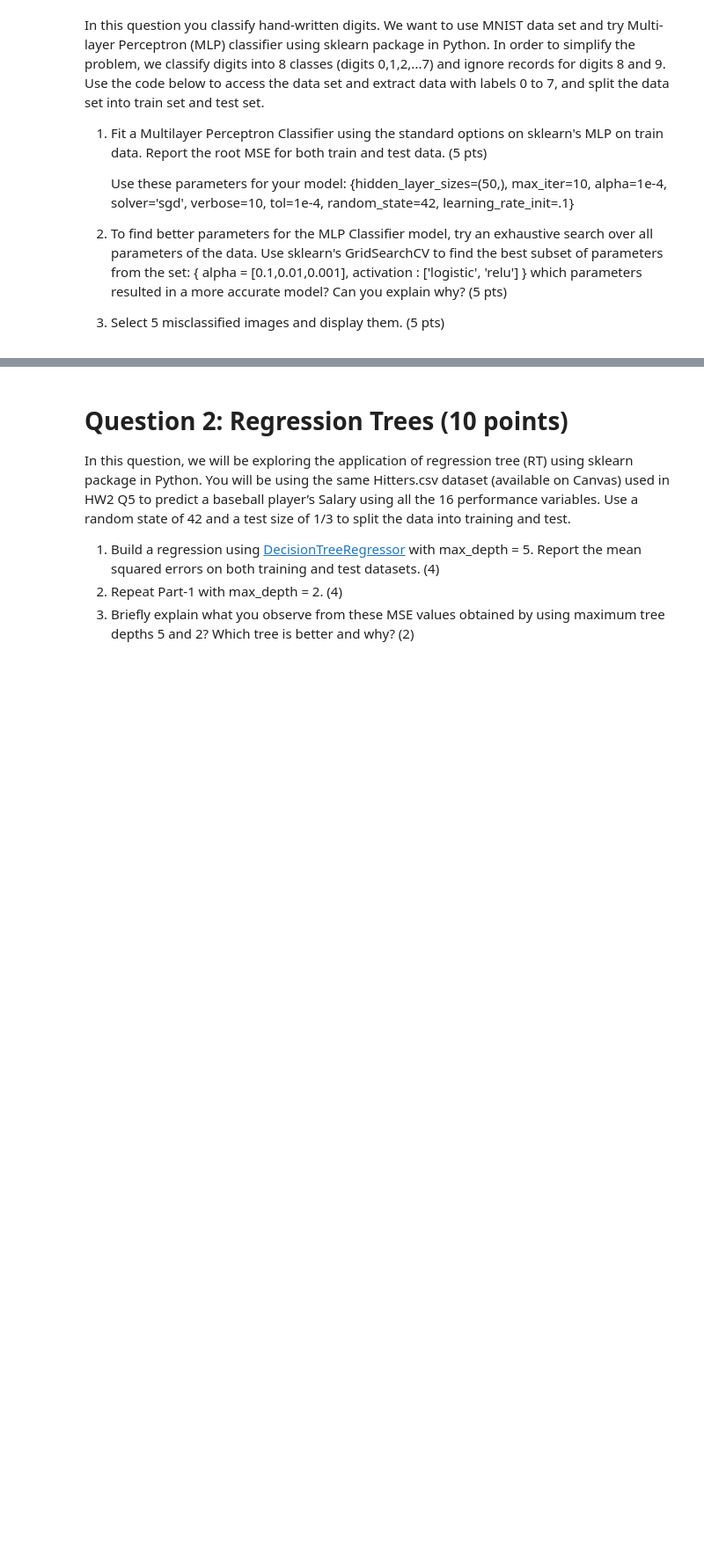
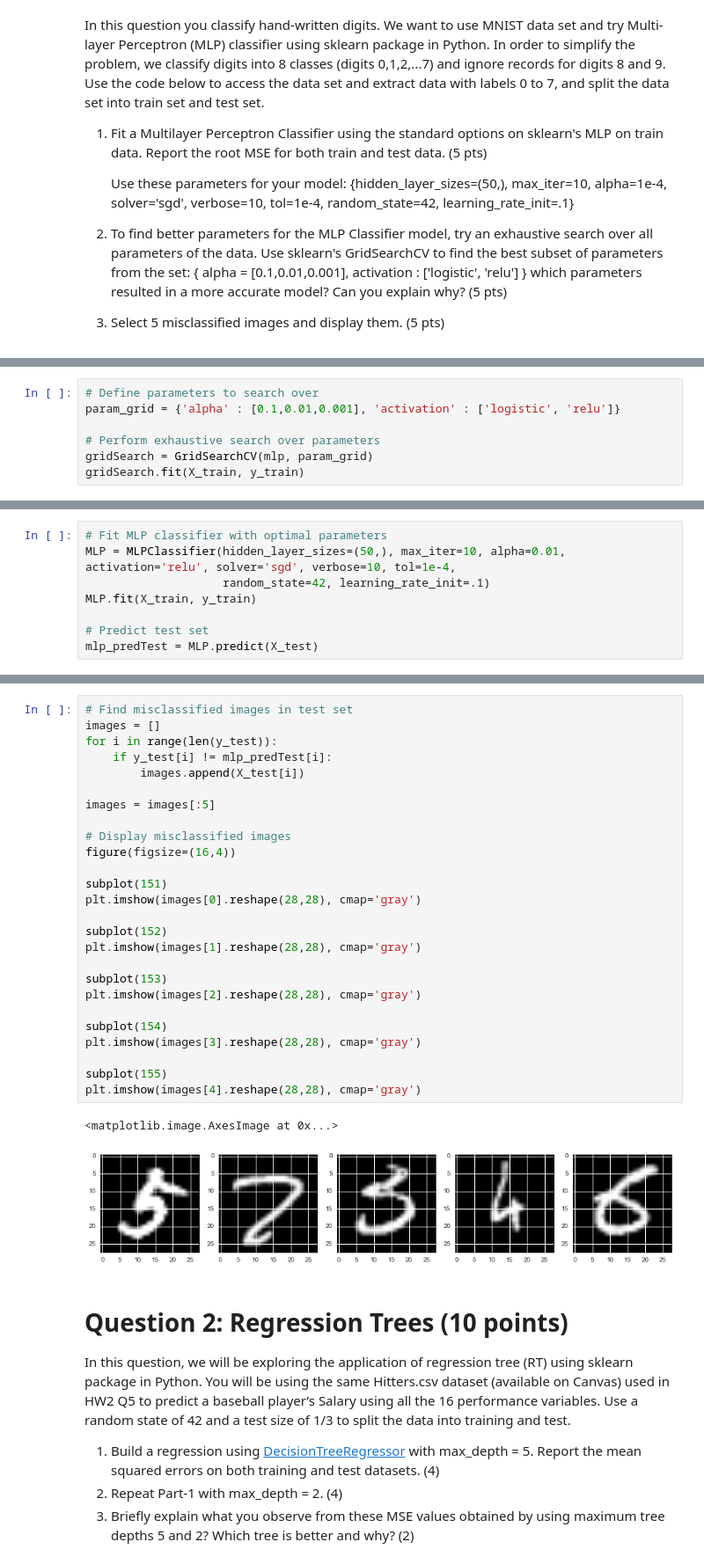
Before and after one commit to brbeckelman/Advanced-Predictive-Modeling-Class, a Jupyter notebook: HW4/HW4-apm382.ipynb, the cells around one changed output, grey strips where cells are left out. Shown at 88% size. Drawn from its saved outputs; the diff is of its cells as text; blank space fills up the shorter version.

```diff
--- a/HW4/HW4-apm382.ipynb
+++ b/HW4/HW4-apm382.ipynb
@@ -44,0 +78,7 @@ X_train, X_test, y_train, y_test = train_test_split(X,y,test_size = 0.1, random_
+# %%
+# Define parameters to search over
+param_grid = {'alpha' : [0.1,0.01,0.001], 'activation' : ['logistic', 'relu']}
+
+# Perform exhaustive search over parameters
+gridSearch = GridSearchCV(mlp, param_grid)
+gridSearch.fit(X_train, y_train)
@@ -44,0 +130,8 @@ X_train, X_test, y_train, y_test = train_test_split(X,y,test_size = 0.1, random_
+# %%
+# Fit MLP classifier with optimal parameters
+MLP = MLPClassifier(hidden_layer_sizes=(50,), max_iter=10, alpha=0.01, activation='relu', solver='sgd', verbose=10, tol=1e-4,
+                    random_state=42, learning_rate_init=.1)
+MLP.fit(X_train, y_train)
+
+# Predict test set
+mlp_predTest = MLP.predict(X_test)
@@ -45,3 +149,32 @@ X_train, X_test, y_train, y_test = train_test_split(X,y,test_size = 0.1, random_
+# %%
+# Find misclassified images in test set
+images = []
+for i in range(len(y_test)):
+    if y_test[i] != mlp_predTest[i]:
+        images.append(X_test[i])
+
+images = images[:5]
+
+# Display misclassified images
+figure(figsize=(16,4))
+
+subplot(151)
+plt.imshow(images[0].reshape(28,28), cmap='gray')
+
+subplot(152)
+plt.imshow(images[1].reshape(28,28), cmap='gray')
+
+subplot(153)
+plt.imshow(images[2].reshape(28,28), cmap='gray')
+
+subplot(154)
+plt.imshow(images[3].reshape(28,28), cmap='gray')
+
+subplot(155)
+plt.imshow(images[4].reshape(28,28), cmap='gray')
+# %% [output]
+<matplotlib.image.AxesImage at 0x...>
+[figure, added]
 # %% [markdown]
 # Question 2: Regression Trees (10 points)
 
```
Also changed, not shown: parts of 10 cells of this notebook.
